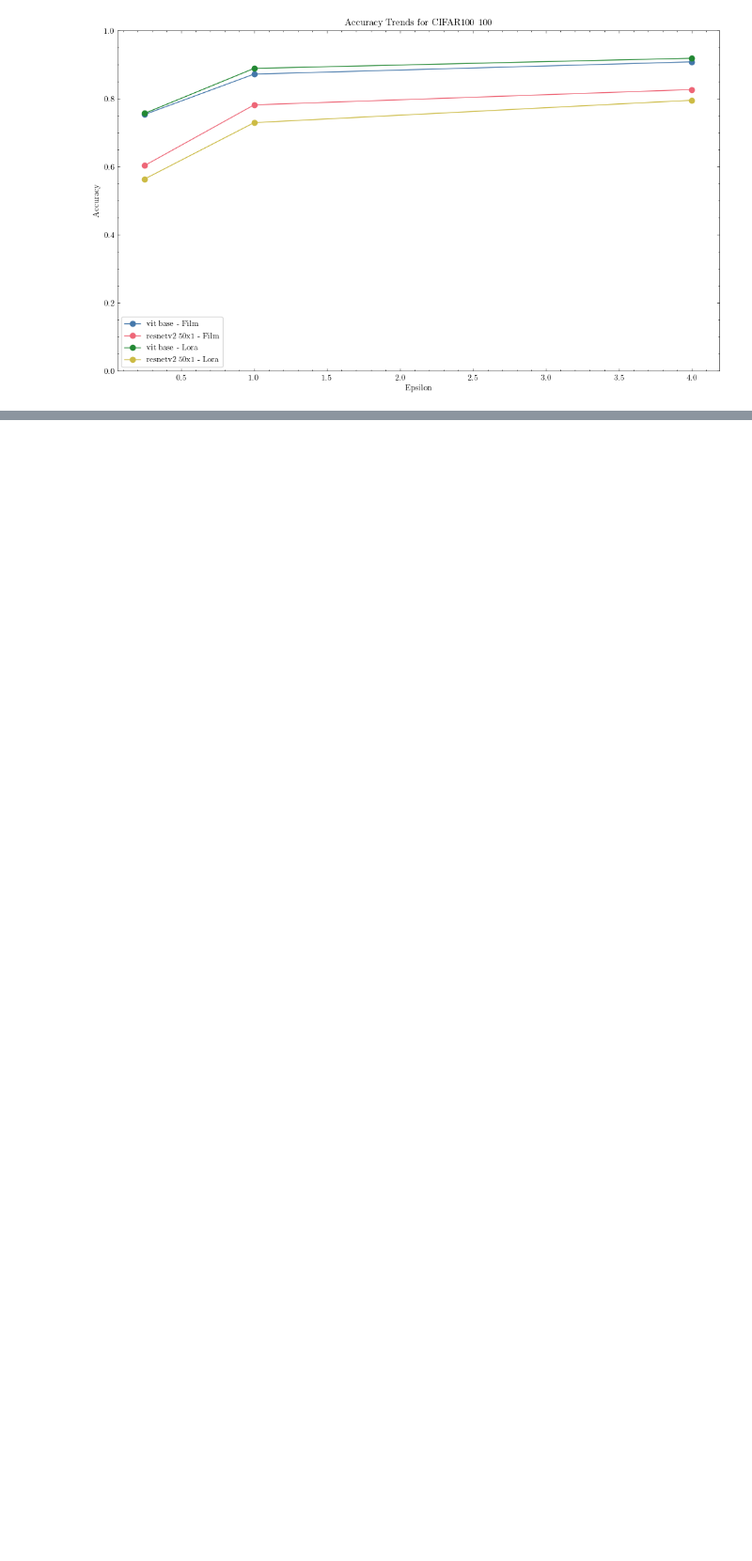
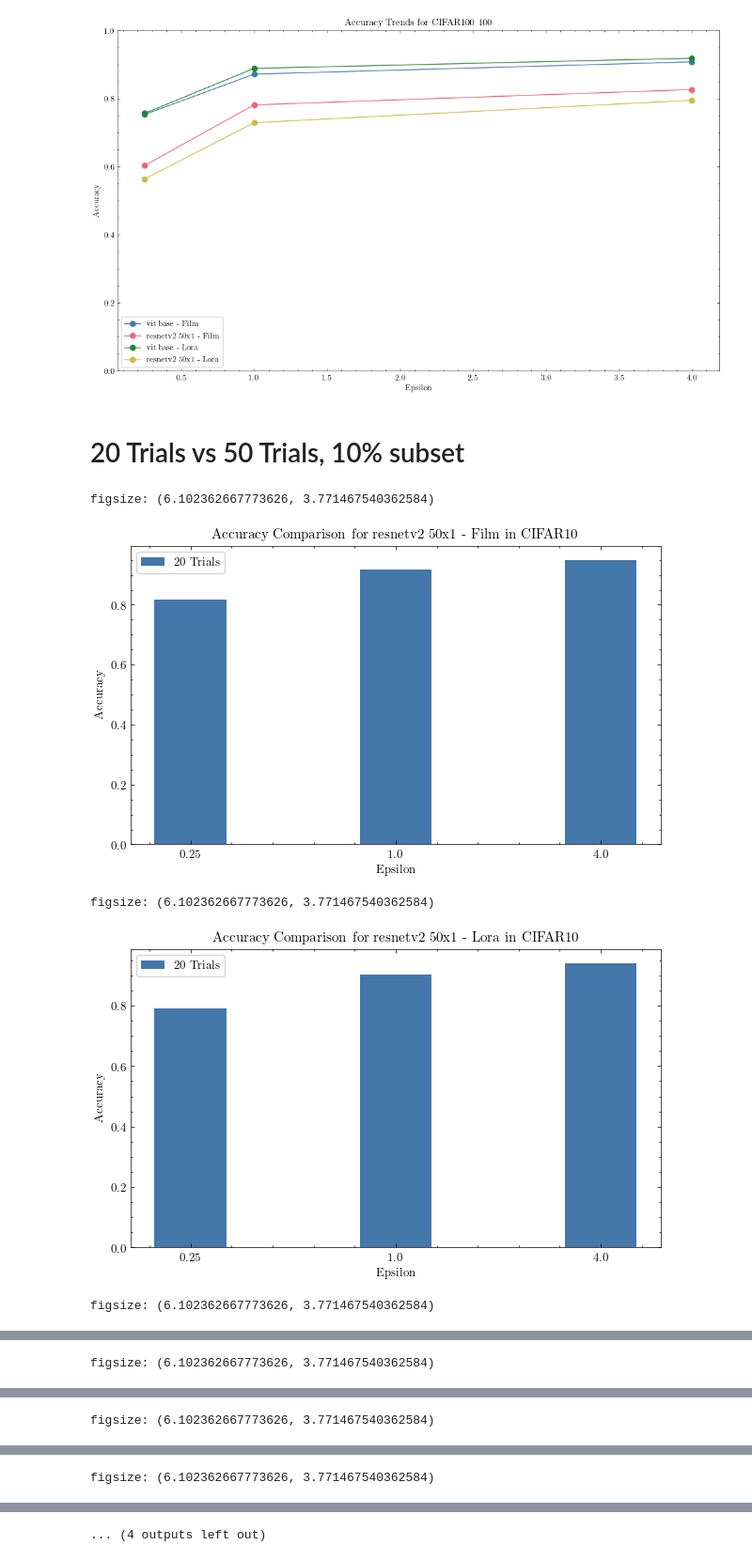
Before and after one commit to DPBayes/dpdl, a Jupyter notebook: experiments/01-film-vs-lora-evaluation/notebooks/plots.ipynb, the cells around one changed output, grey strips where cells are left out. Shown at 94% size. Cells and saved outputs as stored; diff of their text form; code cells hidden in the pictures; blank space fills up the shorter version.

Commit message:
Continue work on visualization.

```diff
--- a/experiments/01-film-vs-lora-evaluation/notebooks/plots.ipynb
+++ b/experiments/01-film-vs-lora-evaluation/notebooks/plots.ipynb
@@ -229,3 +230,5 @@ for dataset in ['cifar10', 'cifar100']:
 [figure]
 [figure]
 [figure]
+# %% [markdown]
+# 20 Trials vs 50 Trials, 10% subset
@@ -231,0 +269,18 @@ for dataset in ['cifar10', 'cifar100']:
+# %%
+def plot():
+    file_path = '../processed-data/aggregated_data.json'
+    data = read_json_data(file_path)
+
+    for dataset in ['cifar10', 'cifar100']:
+        df = prepare_data(data, dataset, subset_size_filter=0.1)
+        for model in df['Model'].unique():
+            for peft_method in df['PEFT Method'].unique():
+                plot_model_peft_comparison_bar_chart(df, dataset, model, peft_method)
+# %%
+plot()
+# %% [output]
+figsize: (6.102362667773626, 3.771467540362584)
+[figure, added]
+figsize: (6.102362667773626, 3.771467540362584)
+[figure, added]
+figsize: (6.102362667773626, 3.771467540362584)
@@ -231,0 +288 @@ for dataset in ['cifar10', 'cifar100']:
+figsize: (6.102362667773626, 3.771467540362584)
@@ -231,0 +290 @@ for dataset in ['cifar10', 'cifar100']:
+figsize: (6.102362667773626, 3.771467540362584)
@@ -231,0 +292 @@ for dataset in ['cifar10', 'cifar100']:
+figsize: (6.102362667773626, 3.771467540362584)
@@ -231,0 +294 @@ for dataset in ['cifar10', 'cifar100']:
+... (4 outputs left out)
```
Also changed, not shown: parts of 7 cells of this notebook.
